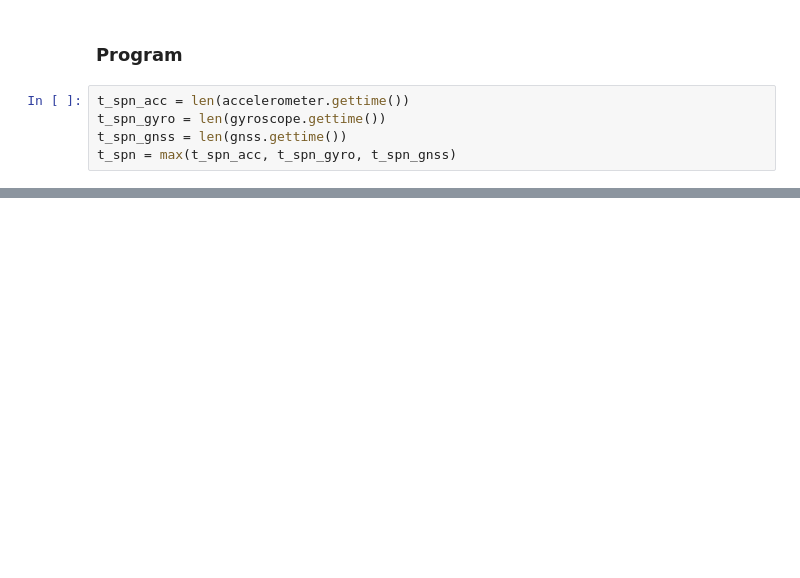
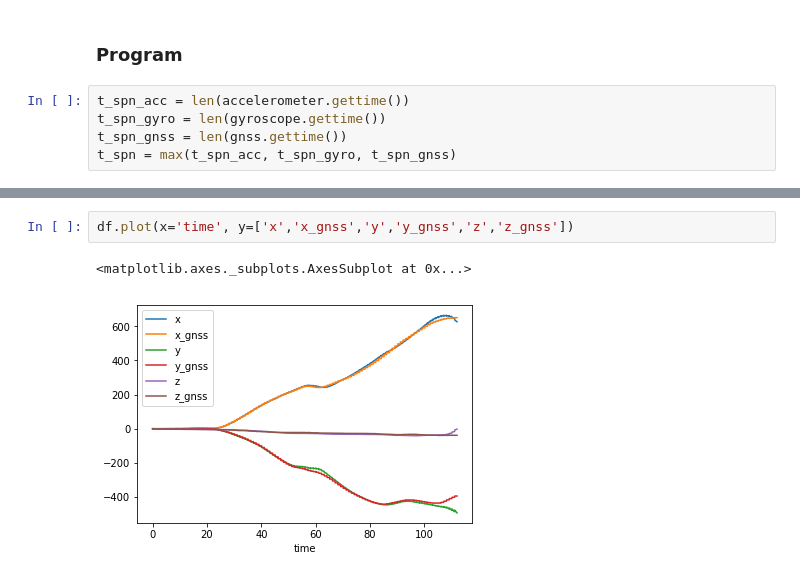
Before and after one commit to astroteo/InternationalSpaceStation-PathPlanning, a Jupyter notebook: python/KTH_tutorial_SensorFusion.ipynb, the cells around one changed output, grey strips where cells are left out. Drawn from its saved outputs; the diff is of its cells as text; blank space fills up the shorter version.

```diff
--- a/python/KTH_tutorial_SensorFusion.ipynb
+++ b/python/KTH_tutorial_SensorFusion.ipynb
@@ -832,0 +947,5 @@ kf.P.shape
+# %%
+df.plot(x='time', y=['x','x_gnss','y','y_gnss','z','z_gnss'])
+# %% [output]
+<matplotlib.axes._subplots.AxesSubplot at 0x...>
+[figure, added]
```
Also changed, not shown: parts of 28 cells of this notebook, 1 other file.
